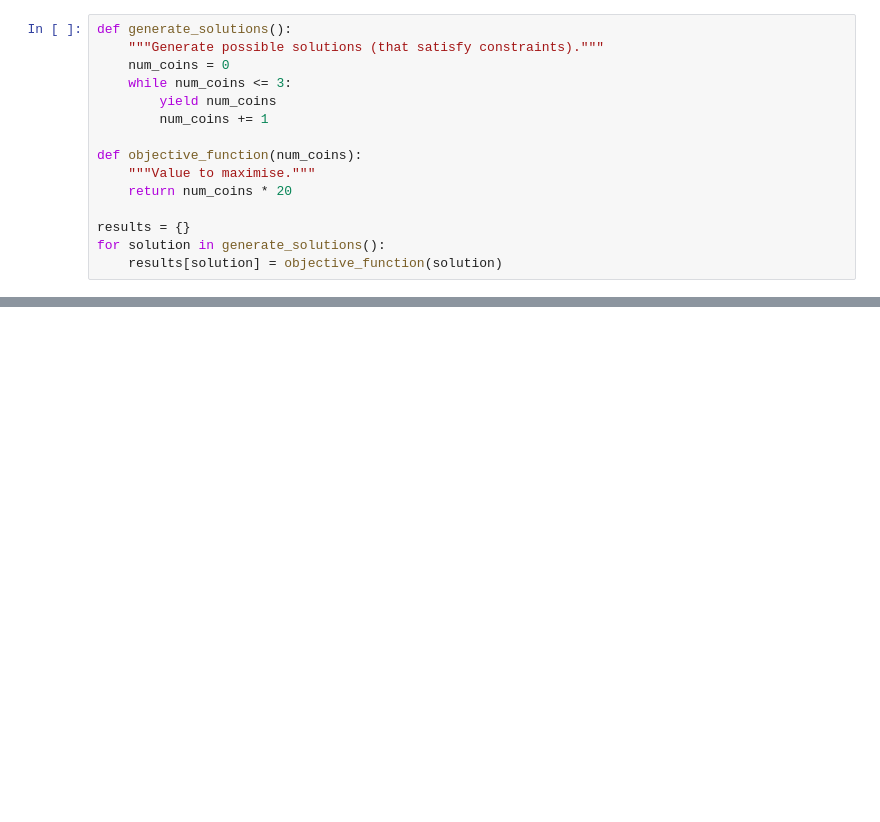
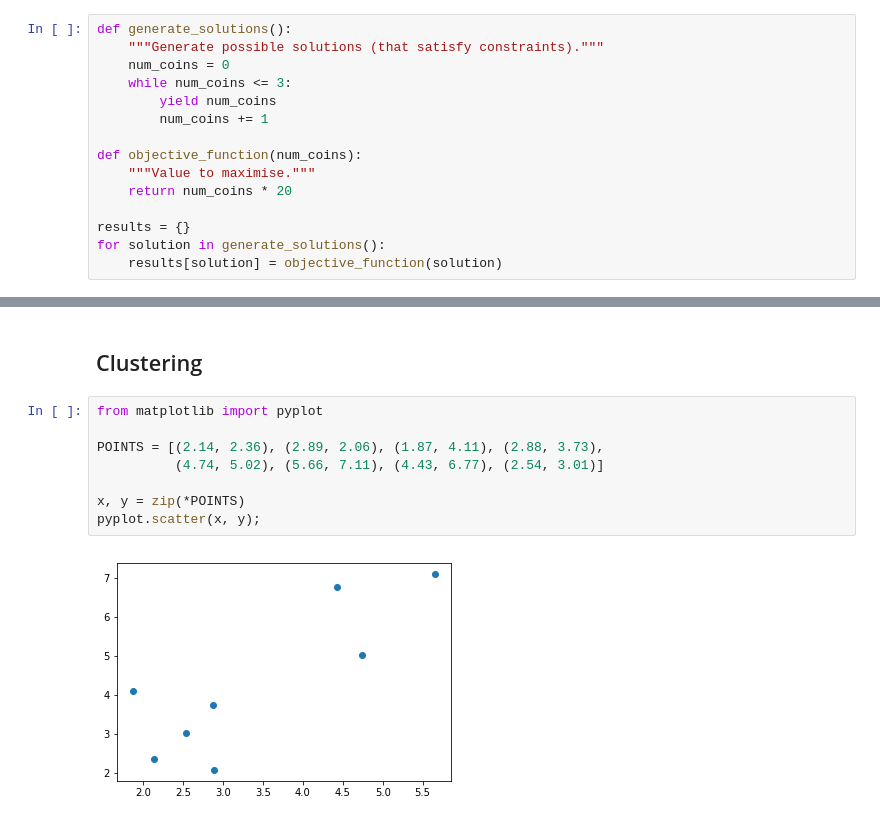
Before and after one commit to Jimmy-INL/optimisation, a Jupyter notebook: Optimisation.ipynb, the cells around one changed output, grey strips where cells are left out. Saved outputs shown, nothing was run; the diff lists cells and outputs as text; blank space fills up the shorter version.

```diff
--- a/Optimisation.ipynb
+++ b/Optimisation.ipynb
@@ -118,0 +308,12 @@ Properties
+# %% [markdown]
+## Clustering
+# %%
+from matplotlib import pyplot
+
+POINTS = [(2.14, 2.36), (2.89, 2.06), (1.87, 4.11), (2.88, 3.73),
+          (4.74, 5.02), (5.66, 7.11), (4.43, 6.77), (2.54, 3.01)]
+
+x, y = zip(*POINTS)
+pyplot.scatter(x, y);
+# %% [output]
+[figure, added]
```
Also changed, not shown: parts of 40 cells of this notebook, 5 other files.
